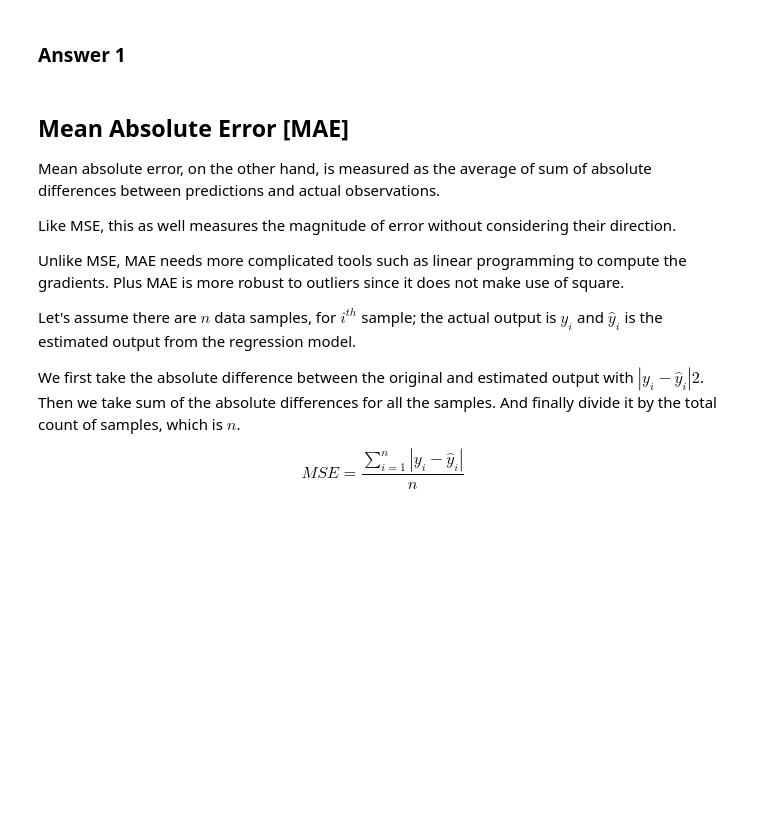
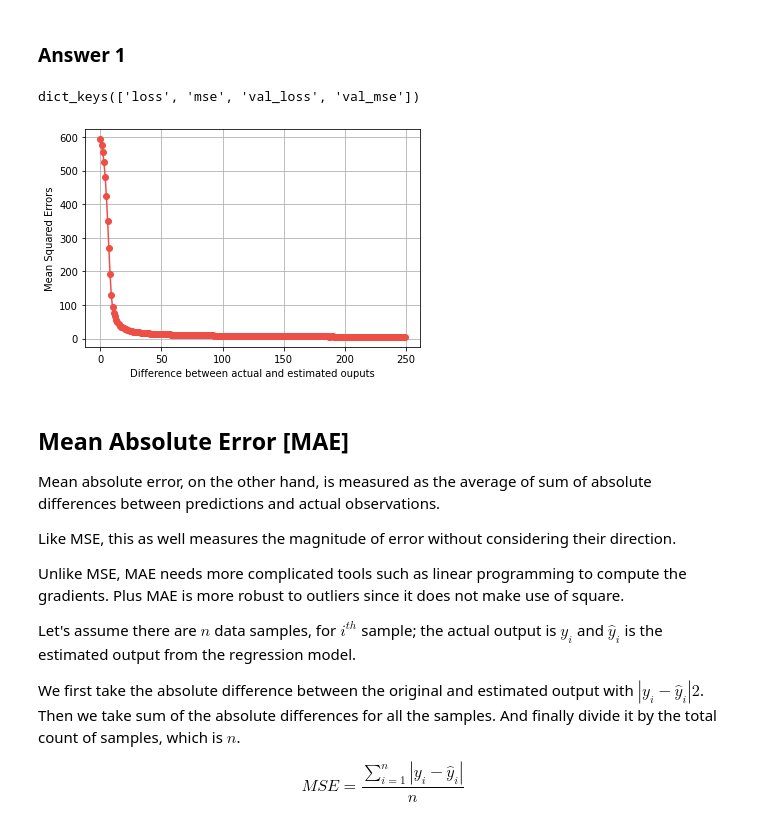
Before and after one commit to parkerallan/FutureMakers2022, a Jupyter notebook: Day 9/Day_9_Introduction_to_Loss_Functions_PA.ipynb, the cells around one changed output. Drawn from its saved outputs; the diff is of its cells as text; code cells hidden in the pictures; blank space fills up the shorter version.

```diff
--- a/Day 9/Day_9_Introduction_to_Loss_Functions_PA.ipynb
+++ b/Day 9/Day_9_Introduction_to_Loss_Functions_PA.ipynb
@@ -61,24 +65,27 @@ model.compile(optimizer='adam',
               loss='mse',
               metrics=['mse'])
 
-model.fit(train_features, train_labels, epochs=250, validation_split = 0.1)
+mse_model = model.fit(train_features, train_labels, epochs=250, validation_split = 0.1)
 # %% [markdown]
 ## Question 1
 
 Now that you know how MSE works, you need to plot the behavior of MSE for the synthetic errors given.
 # %% [markdown]
 ### Answer 1
+# %%
+print(mse_model.history.keys())
+# %% [output]
+dict_keys(['loss', 'mse', 'val_loss', 'val_mse'])
 # %%
-errors = np.arange(-5, 6)
-n = len(errors)
+errors = np.arange(0, 250)
 
-mse = # Enter your code here
-
-plt.plot(errors, mse(), c='#ED4F46', marker='o')
+plt.plot(errors, mse_model.history['mse'], c='#ED4F46', marker='o')
 plt.grid()
 plt.xlabel('Difference between actual and estimated ouputs')
 plt.ylabel('Mean Squared Errors')
 plt.show()
+# %% [output]
+[figure, added]
 # %% [markdown]
 ## Mean Absolute Error [MAE]
 
```
Also changed, not shown: parts of 24 cells of this notebook.
